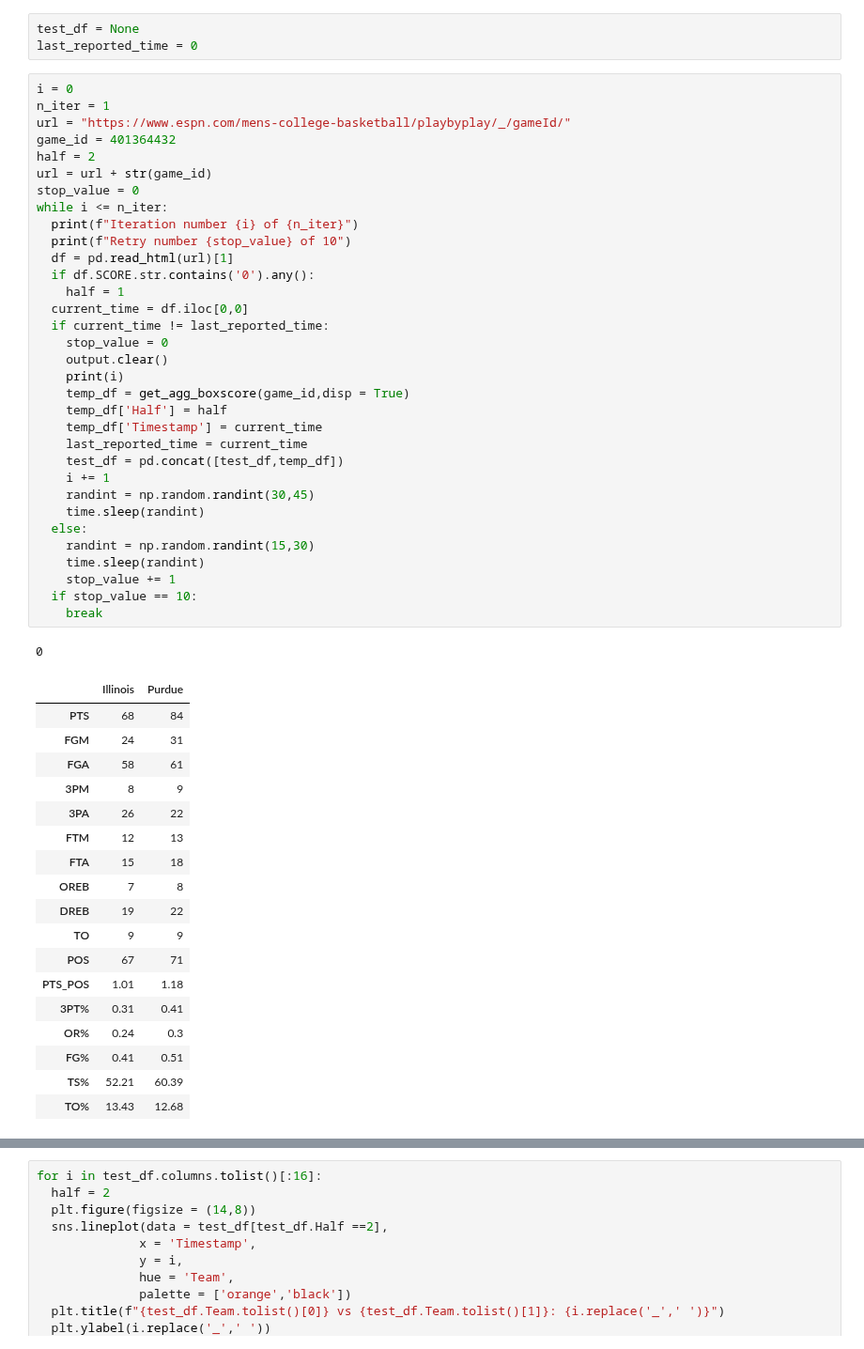
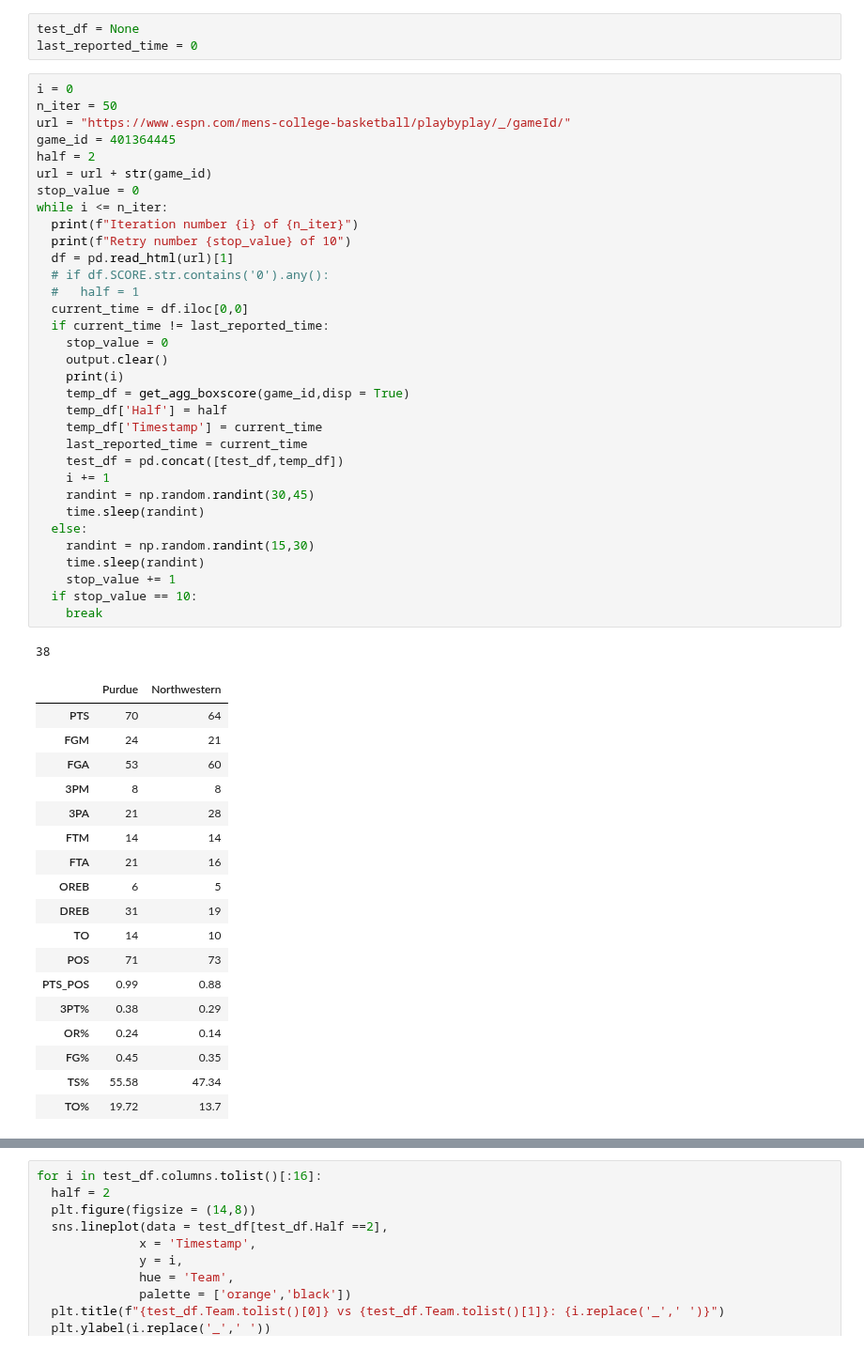
Before and after one commit to fmathews11/College_Basketball_Functions, a Jupyter notebook: Pulling_In_Boxscores.ipynb, the cells around one changed output, grey strips where cells are left out. Shown at 94% size. Saved outputs shown, nothing was run; the diff lists cells and outputs as text.

```diff
--- a/Pulling_In_Boxscores.ipynb
+++ b/Pulling_In_Boxscores.ipynb
@@ -190,54 +164,54 @@ test_df = None
 last_reported_time = 0
 # %%
 i = 0
-n_iter = 1
+n_iter = 50
 url = "https://www.espn.com/mens-college-basketball/playbyplay/_/gameId/"
-game_id = 401364432
+game_id = 401364445
 half = 2
 url = url + str(game_id)
 stop_value = 0
 while i <= n_iter:
   print(f"Iteration number {i} of {n_iter}")
   print(f"Retry number {stop_value} of 10")
   df = pd.read_html(url)[1]
-  if df.SCORE.str.contains('0').any():
-    half = 1
+  # if df.SCORE.str.contains('0').any():
+  #   half = 1
   current_time = df.iloc[0,0]
   if current_time != last_reported_time:
     stop_value = 0
     output.clear()
     print(i)
     temp_df = get_agg_boxscore(game_id,disp = True)
     temp_df['Half'] = half
     temp_df['Timestamp'] = current_time
     last_reported_time = current_time
     test_df = pd.concat([test_df,temp_df])
     i += 1
     randint = np.random.randint(30,45)
     time.sleep(randint)
   else:
     randint = np.random.randint(15,30)
     time.sleep(randint)
     stop_value += 1
   if stop_value == 10:
     break
 # %% [output]
-0
+38
-|  | Illinois | Purdue |
-| PTS | 68 | 84 |
-| FGM | 24 | 31 |
-| FGA | 58 | 61 |
-| 3PM | 8 | 9 |
-| 3PA | 26 | 22 |
-| FTM | 12 | 13 |
-| FTA | 15 | 18 |
-| OREB | 7 | 8 |
-| DREB | 19 | 22 |
-| TO | 9 | 9 |
-| POS | 67 | 71 |
-| PTS_POS | 1.01 | 1.18 |
-| 3PT% | 0.31 | 0.41 |
-| OR% | 0.24 | 0.3 |
-| FG% | 0.41 | 0.51 |
-| TS% | 52.21 | 60.39 |
-| TO% | 13.43 | 12.68 |
+|  | Purdue | Northwestern |
+| PTS | 70 | 64 |
+| FGM | 24 | 21 |
+| FGA | 53 | 60 |
+| 3PM | 8 | 8 |
+| 3PA | 21 | 28 |
+| FTM | 14 | 14 |
+| FTA | 21 | 16 |
+| OREB | 6 | 5 |
+| DREB | 31 | 19 |
+| TO | 14 | 10 |
+| POS | 71 | 73 |
+| PTS_POS | 0.99 | 0.88 |
+| 3PT% | 0.38 | 0.29 |
+| OR% | 0.24 | 0.14 |
+| FG% | 0.45 | 0.35 |
+| TS% | 55.58 | 47.34 |
+| TO% | 19.72 | 13.7 |
```
Also changed, not shown: parts of 7 cells of this notebook.
